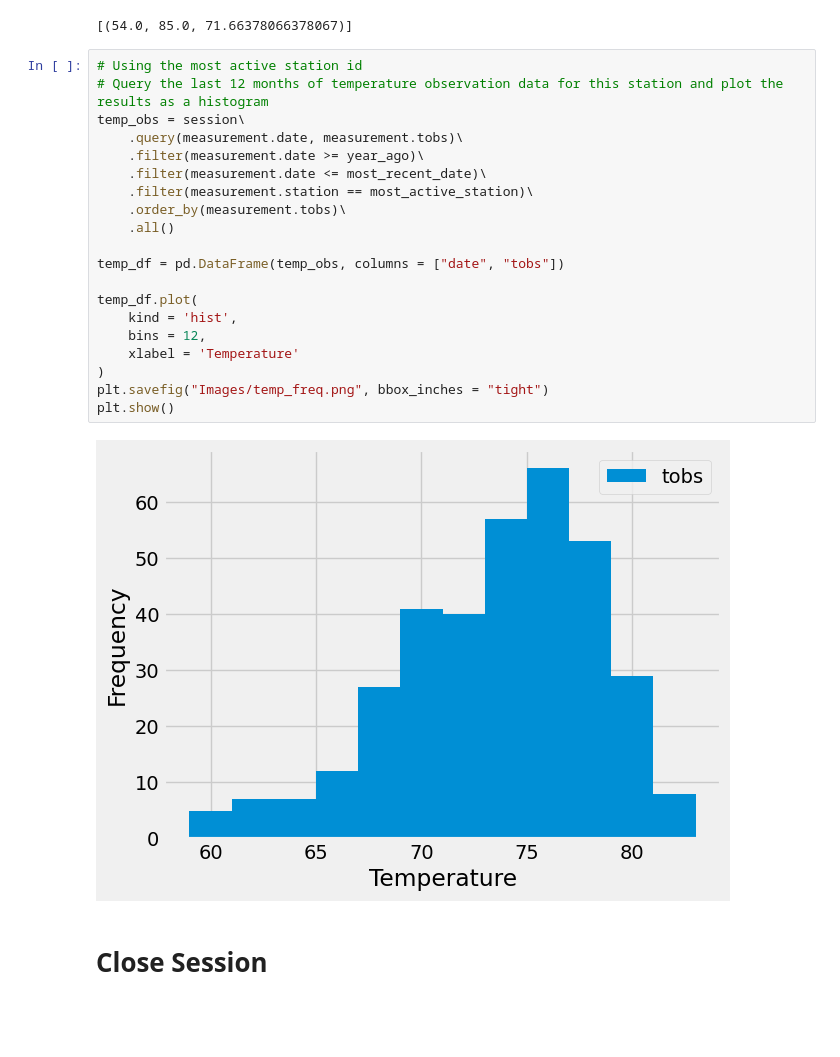
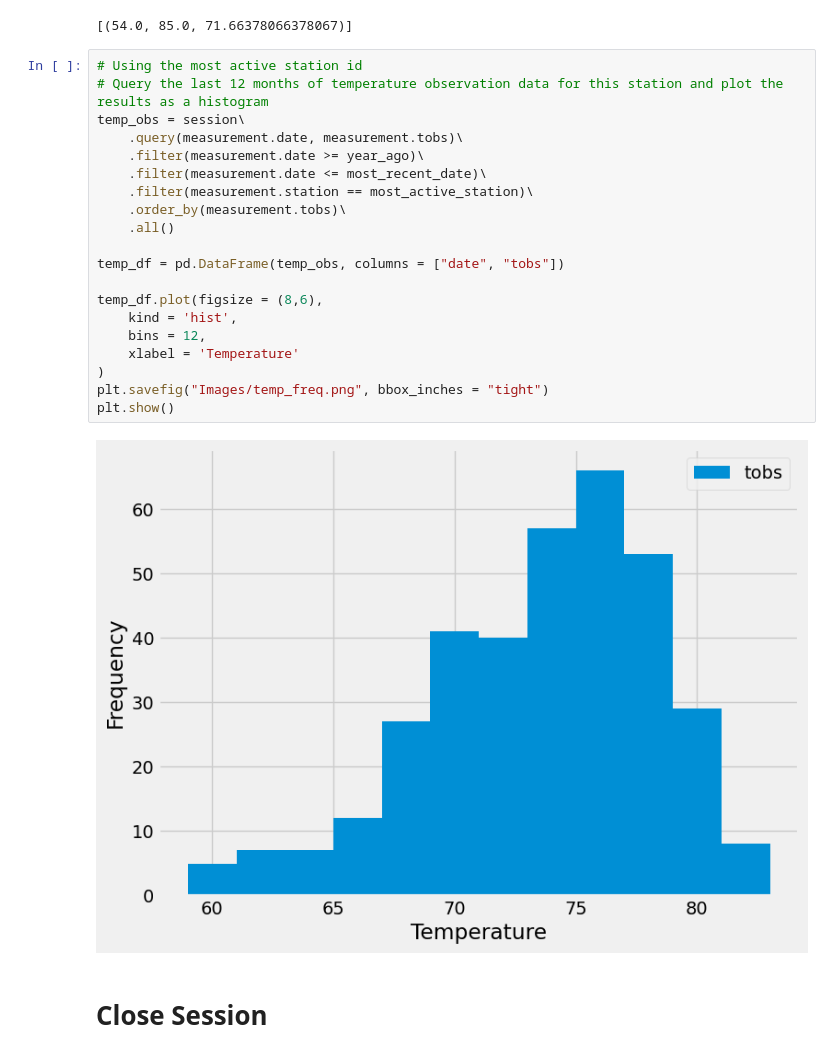
Before and after one commit to bryanpijohnson/sqlalchemy-challenge, a Jupyter notebook: SurfsUp/climate_starter.ipynb, the cells around one changed output. Saved outputs shown, nothing was run; the diff lists cells and outputs as text; blank space fills up the shorter version.

```diff
--- a/SurfsUp/climate_starter.ipynb
+++ b/SurfsUp/climate_starter.ipynb
@@ -128,25 +128,25 @@ session.query(func.min(measurement.tobs), func.max(measurement.tobs), func.avg(m
 # %%
 # Using the most active station id
 # Query the last 12 months of temperature observation data for this station and plot the results as a histogram
 temp_obs = session\
     .query(measurement.date, measurement.tobs)\
     .filter(measurement.date >= year_ago)\
     .filter(measurement.date <= most_recent_date)\
     .filter(measurement.station == most_active_station)\
     .order_by(measurement.tobs)\
     .all()
 
 temp_df = pd.DataFrame(temp_obs, columns = ["date", "tobs"])
 
-temp_df.plot(
+temp_df.plot(figsize = (8,6),
     kind = 'hist',
     bins = 12,
     xlabel = 'Temperature'
 )
 plt.savefig("Images/temp_freq.png", bbox_inches = "tight")
 plt.show()
 # %% [output]
-[figure, old version]
+[figure, new version]
 # %% [markdown]
 # Close Session
 # %%
```
Also changed, not shown: 1 other file.
